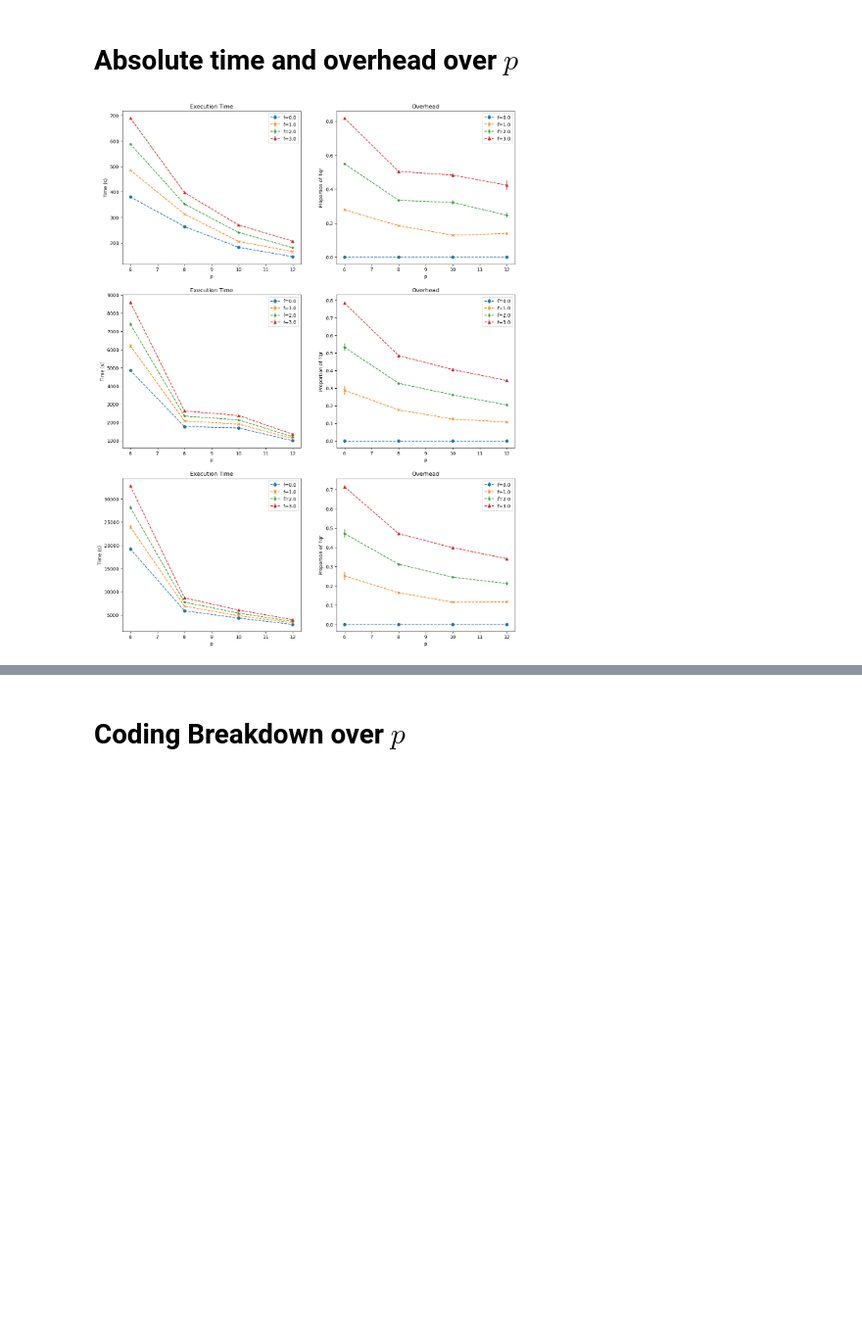
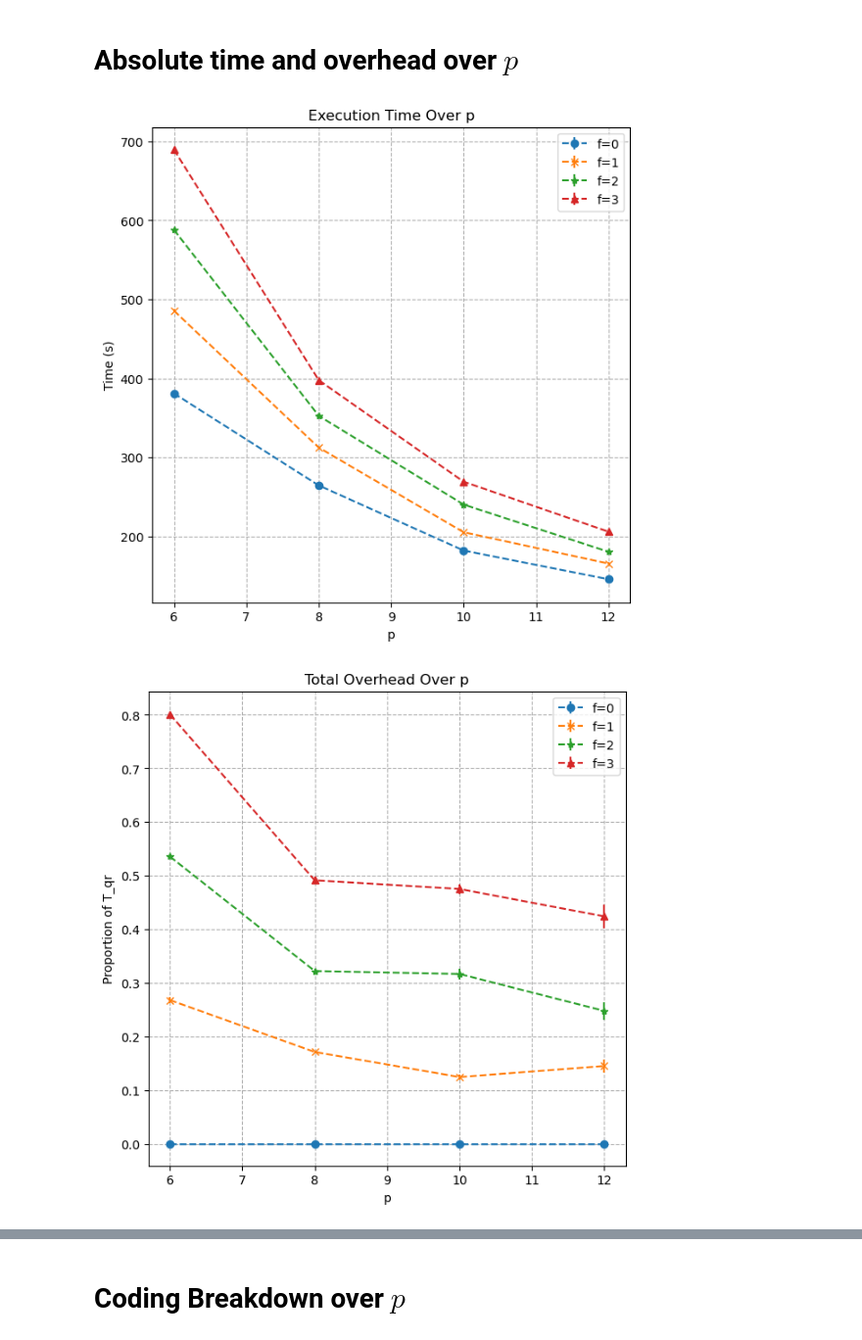
Before and after one commit to iain801/CodedQR, a Jupyter notebook: test-plots.ipynb, the cells around one changed output, grey strips where cells are left out. Shown at 98% size. Drawn from its saved outputs; the diff is of its cells as text; code cells hidden in the pictures; blank space fills up the shorter version.

Commit message:
added data and figures

```diff
--- a/test-plots.ipynb
+++ b/test-plots.ipynb
@@ -86,6 +86,8 @@ print(df.iloc[:,-5:])
 ## Take averages for all iterations
 # %%
 config_cols = ['n', 'f', 'p']
+
+df[config_cols] = df[config_cols].astype(int)
 
 # df_means = df.groupby(config_cols)[df.columns[3:]].median()
 # df_std = (df.groupby(config_cols)[df.columns[3:]].quantile(0.75) - df.groupby(config_cols)[df.columns[3:]].quantile(0.25)) / 2
@@ -93,9 +95,9 @@ config_cols = ['n', 'f', 'p']
 # Sort the rows by total within each group
 df_sorted = df.sort_values(['total']).groupby(config_cols)
 
-# Drop the first and last rows from each group
 df_means = df_sorted.apply(lambda x: x.iloc[:][df.columns[3:]].mean())
 df_std = df_sorted.apply(lambda x: x.iloc[:][df.columns[3:]].std())
 
-print(df_means[:5])
+
+df_means.head()
 # %% [output]
@@ -125,7 +117,10 @@ markers = ['o', 'x', '*', '^', 'v', 'p', '>', '<', 'D', 'H']
 def inv_exp(x, a, b, c):
     return a * np.exp(-b * x) + c
 
-fig1, plots = plt.subplots(3, 2, figsize=(15, 20))
+# fig1, plots1 = plt.subplots(3, 2, figsize=(14,21))
+
+fig1 = []
+plots1 = []
 
 for n_val in df['n'].unique():
 
@@ -133,38 +128,45 @@ for n_val in df['n'].unique():
     n_std = df_std.query(f"n == {n_val}")
 
 
-    time, overhead = plots[int(n_val // 12000 - 1)]
+    f_time, time = plt.subplots(1,1,figsize=(7,7))
+    f_over, overhead = plt.subplots(1,1,figsize=(7,7))
+    fig1.extend([f_time, f_over])
+    plots1.extend([time, overhead])
+
+    # time, overhead = plots1[int(n_val // 12000 - 1)]
     # fig.text(0.5,0, f'n={n_val}', size=12, ha="center")
 
     for i, f_val in enumerate(df['f'].unique()):
 
         f_rows = n_rows.query(f"f == {f_val}")
         f_std = n_std.query(f"f == {f_val}")
 
         p_vals = f_rows.index.get_level_values('p')
 
         marker = markers[i % len(markers)]
 
         # popt, pcov = curve_fit(inv_exp, p_vals, f_rows['total'])
         # x_fit = np.linspace(min(p_vals), max(p_vals), 1000)
         # y_fit = inv_exp(x_fit, *popt)
 
         time.errorbar(p_vals, f_rows['total'], yerr=f_std['total'], label=f'f={f_val}', linestyle='--', marker=marker)
         overhead.errorbar(p_vals, f_rows['overhead'], yerr=f_std['overhead'], label=f'f={f_val}', linestyle='--', marker=marker)
         # time.plot(x_fit, y_fit, 'r-')
 
-
-
-    time.set_title(f'Execution Time')
+    time.set_title(f'Execution Time Over p')
     time.set_xlabel('p')
     time.set_ylabel('Time (s)')
+    time.grid(True, linestyle='--')
     time.legend()
 
-    overhead.set_title(f'Overhead')
+    overhead.set_title(f'Total Overhead Over p')
     overhead.set_xlabel('p')
-    overhead.set_ylabel('Proportion of Tqr')
+    overhead.set_ylabel('Proportion of T_qr')
+    overhead.grid(True, linestyle='--')
     overhead.legend()
 
-fig1.show()
+for fig in fig1:
+    fig.show()
 # %% [output]
-[figure, old version]
+[figure, new version]
+[figure, added]
```
Also changed, not shown: parts of 7 cells of this notebook, 35 other files.
